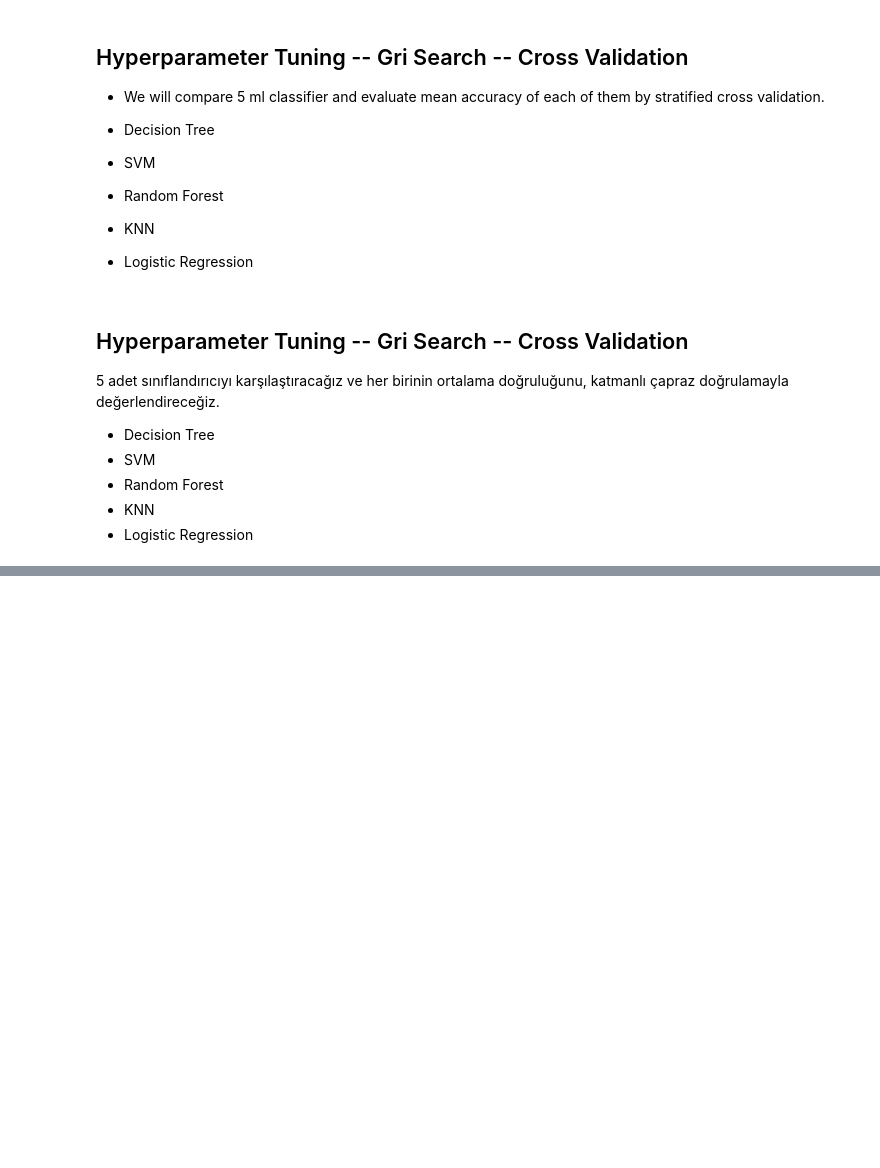
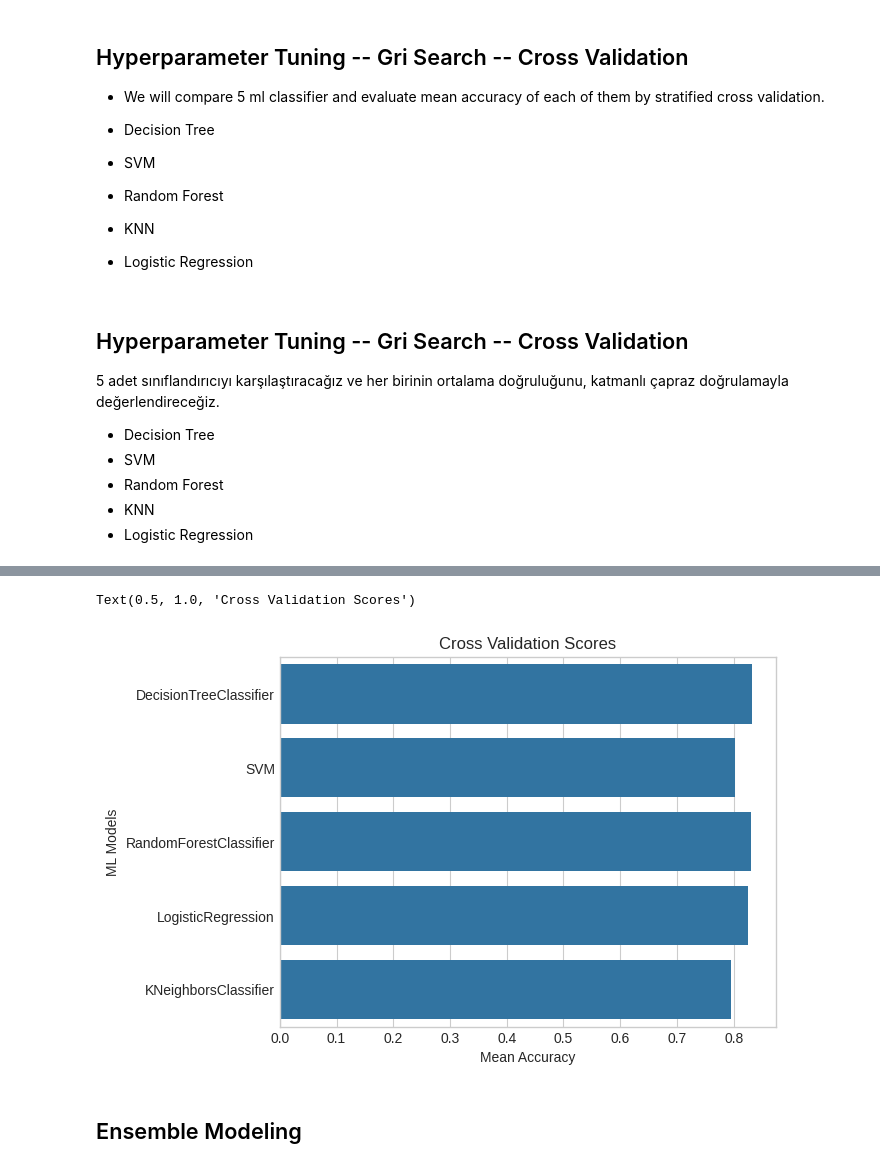
Before and after one commit to akalinirem/machine_learning, a Jupyter notebook: pages/titanic_project/titanic_project.ipynb, the cells around one changed output, grey strips where cells are left out. Saved outputs shown, nothing was run; the diff lists cells and outputs as text; code cells hidden in the pictures; blank space fills up the shorter version.

```diff
--- a/pages/titanic_project/titanic_project.ipynb
+++ b/pages/titanic_project/titanic_project.ipynb
@@ -1231,0 +1235,9 @@ classifier_param = [dt_param_grid,
+# %%
+cv_result = []
+best_estimators = []
+for i in range(len(classifier)):
+    clf = GridSearchCV(classifier[i], param_grid=classifier_param[i], cv = StratifiedKFold(n_splits = 10), scoring = "accuracy", n_jobs = -1,verbose = 1)
+    clf.fit(x_train,y_train)
+    cv_result.append(clf.best_score_)
+    best_estimators.append(clf.best_estimator_)
+    print(cv_result[i])
@@ -1231,0 +1272,15 @@ classifier_param = [dt_param_grid,
+# %%
+cv_results = pd.DataFrame({"Cross Validation Means":cv_result, "ML Models":["DecisionTreeClassifier", "SVM","RandomForestClassifier",
+             "LogisticRegression",
+             "KNeighborsClassifier"]})
+
+g = sns.barplot(x = "Cross Validation Means", y = "ML Models", data = cv_results)
+g.set_xlabel("Mean Accuracy")
+g.set_title("Cross Validation Scores")
+# %% [output]
+Text(0.5, 1.0, 'Cross Validation Scores')
+[figure, added]
+# %% [markdown]
+<a id= '33'></a>
+
+## Ensemble Modeling
```
Also changed, not shown: parts of 11 cells of this notebook, 2 other files.
